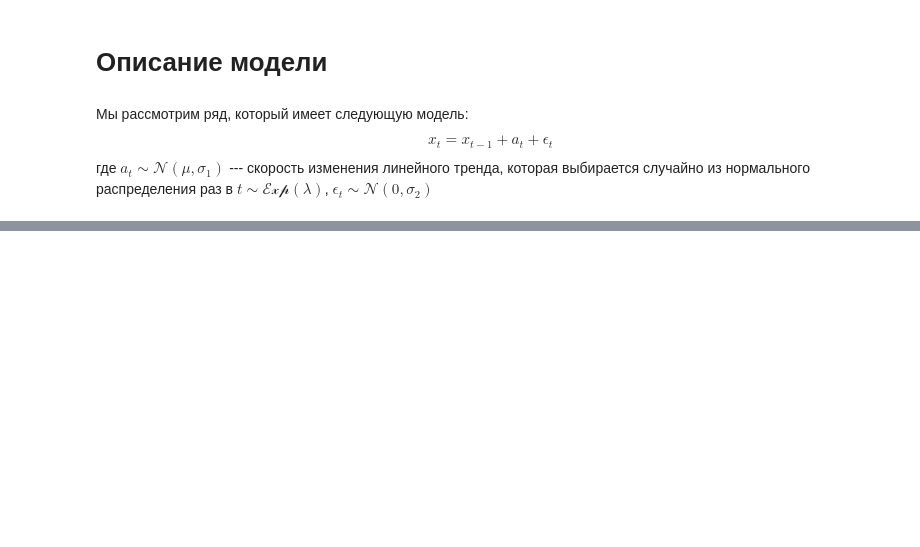
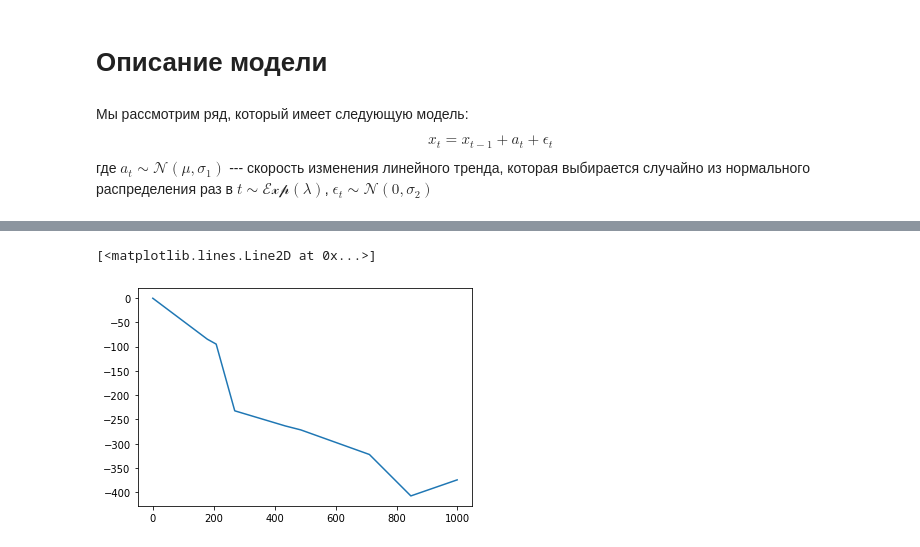
Before and after one commit to statmod-ml-community/ml-seminars-2019-2, a Jupyter notebook: ts-prediction.ipynb, the cells around one changed output, grey strips where cells are left out. Saved outputs shown, nothing was run; the diff lists cells and outputs as text; code cells hidden in the pictures; blank space fills up the shorter version.

```diff
--- a/ts-prediction.ipynb
+++ b/ts-prediction.ipynb
@@ -128,0 +149,5 @@ class SimpleLinearModel(object):
+# %%
+plt.plot(dem_ln)
+# %% [output]
+[<matplotlib.lines.Line2D at 0x...>]
+[figure, added]
```
Also changed, not shown: parts of 18 cells of this notebook.
